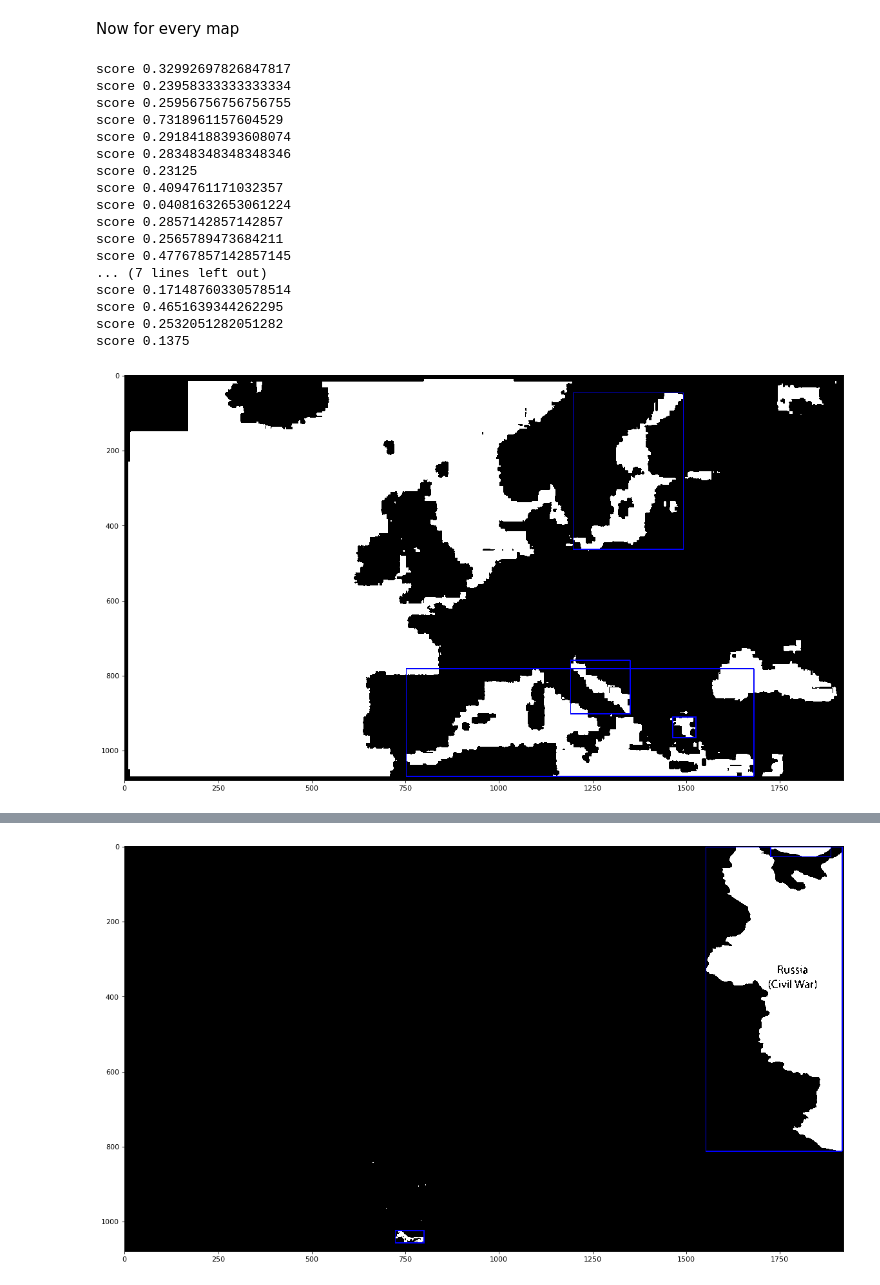
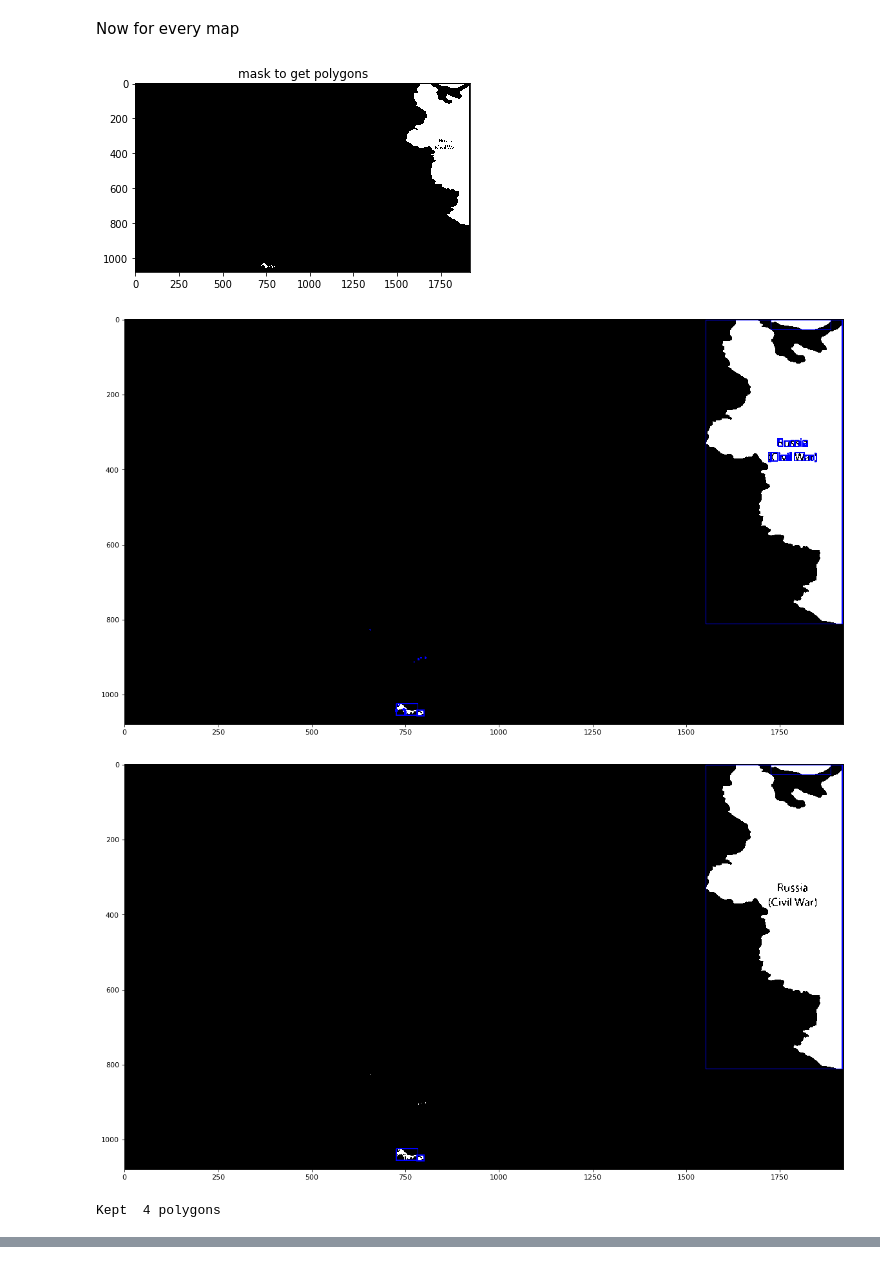
Before and after one commit to cadoman/map-parser, a Jupyter notebook: notebooks/polygon_extraction.ipynb, the cells around one changed output, grey strips where cells are left out. Drawn from its saved outputs; the diff is of its cells as text; code cells hidden in the pictures.

```diff
--- a/notebooks/polygon_extraction.ipynb
+++ b/notebooks/polygon_extraction.ipynb
@@ -325,25 +357,14 @@ Kept  3 polygons
 Now for every map
 # %%
 for mask in masks[:] :
-    kept_polygons = filter_polygons(get_polygons(mask), mask)
+    found_polygons = get_polygons(mask)
+    display_img(mask, 'mask to get polygons')
+    disp_polygons(skimage.color.gray2rgb(mask), found_polygons)
+    kept_polygons = filter_polygons(found_polygons, mask)
     disp_polygons(skimage.color.gray2rgb(mask), kept_polygons)
     print('Kept ', len(kept_polygons), 'polygons')
 # %% [output]
+[figure, new version]
+[figure, new version]
+[figure, new version]
-score 0.32992697826847817
-score 0.23958333333333334
-score 0.25956756756756755
-score 0.7318961157604529
-score 0.29184188393608074
-score 0.28348348348348346
-score 0.23125
-score 0.4094761171032357
-score 0.04081632653061224
-score 0.2857142857142857
-score 0.2565789473684211
-score 0.47767857142857145
-... (7 lines left out)
-score 0.17148760330578514
-score 0.4651639344262295
-score 0.2532051282051282
-score 0.1375
+Kept  4 polygons
-[figure, old version]
@@ -358 +374,0 @@ score 0.898465171192444
-[figure, old version]
```
Also changed, not shown: parts of 12 cells of this notebook.
